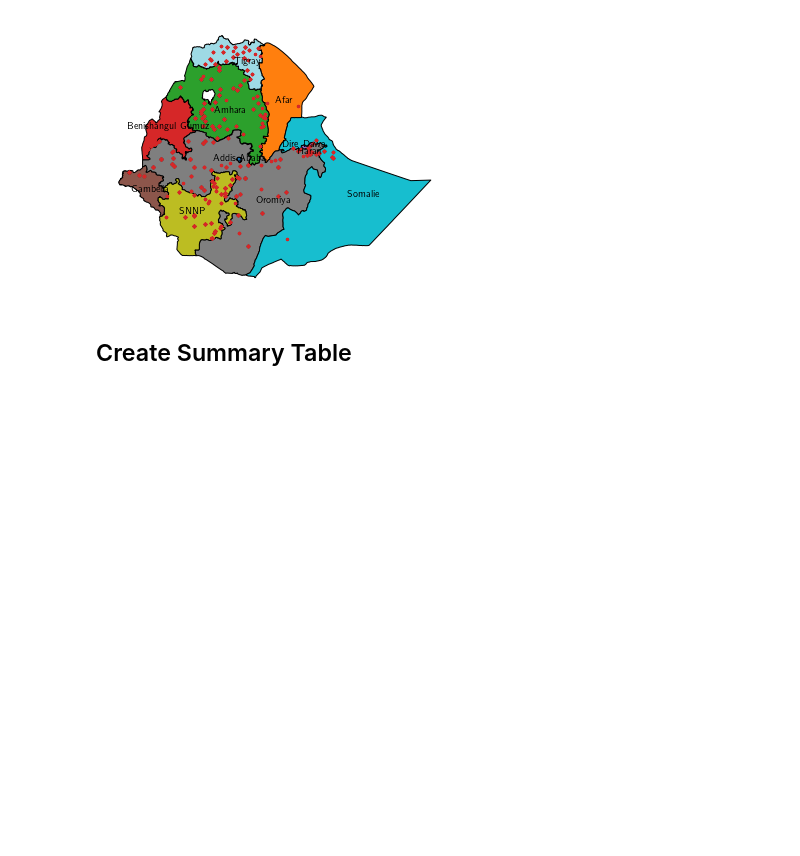
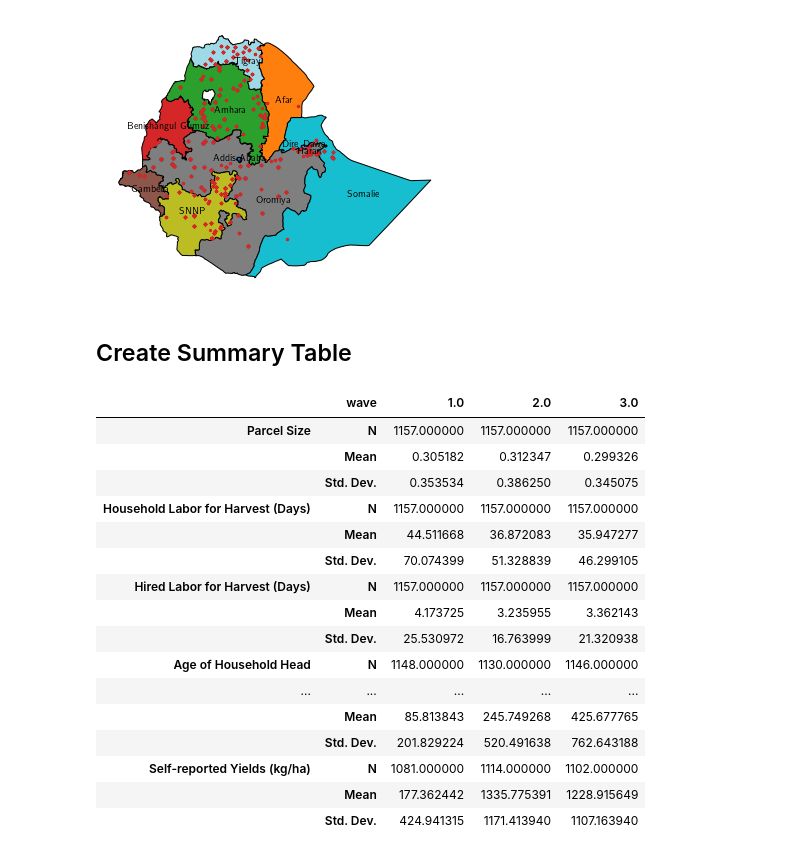
Before and after one commit to amichuda/ethiopia-tech-adoption, a Jupyter notebook: python/summary.ipynb, the cells around one changed output. Drawn from its saved outputs; the diff is of its cells as text; code cells hidden in the pictures; blank space fills up the shorter version.

```diff
--- a/python/summary.ipynb
+++ b/python/summary.ipynb
@@ -4,34 +4,3 @@ import os; os.getcwd()
 import geopandas as gpd
 import matplotlib.pyplot as plt
 import matplotlib as mpl
-# %%
-# Load pandas from zip
-region = (
-    pd.read_stata("/home/lordflaron/Documents/ethiopia-tech-adoption/data/full_panel_old.dta")
-    [['holder_id', 'region']]
-)
-
-df = (
-    pd.read_stata("data/full_panel.dta")
-    .dropna(subset=['YIELD_cropcutdry_tr'])
-    )
-
-
-# Drop if don't show up in all 3 waves
-trajectories = (
-    df
-    .dropna(subset= ['impmaize'])
-    .groupby(['holder_id'])['impmaize']
-    .agg(trajectories = list)
-    .assign(len_traj = lambda df: df['trajectories'].apply(lambda x: len(x)))
-    .query("len_traj == 3")
-    .drop(['len_traj'], axis=1)
-    )
-
-
-
-# Merge back
-balanced_panel_df = df.merge(trajectories, on = ['holder_id'])
-
-
-balanced_panel_df[["LAT_DD_MOD", "LON_DD_MOD"]] = balanced_panel_df.groupby('holder_id')[["LAT_DD_MOD", "LON_DD_MOD"]].transform('mean')
@@ -43,0 +7,6 @@ the string values returned are correct.
+# %%
+# Load pandas from zip
+balanced_panel_df = pd.read_stata("/home/lordflaron/Documents/ethiopia-tech-adoption/data/full_panel_rain_traj.dta")
+
+
+balanced_panel_df[["LAT_DD_MOD", "LON_DD_MOD"]] = balanced_panel_df.groupby('holder_id')[["LAT_DD_MOD", "LON_DD_MOD"]].transform('mean')
@@ -141,4 +107,24 @@ summary_latex = (
 
 with open("results/tables/summary.tex", 'w') as f:
     f.write(add_note(summary_latex, "Parcel size, yield and distance variables winsorized at the 1\% level.", 6))
+# %%
+summary_latex
+# %% [output]
+|  | wave | 1.0 | 2.0 | 3.0 |
+| Parcel Size | N | 1157.000000 | 1157.000000 | 1157.000000 |
+|  | Mean | 0.305182 | 0.312347 | 0.299326 |
+|  | Std. Dev. | 0.353534 | 0.386250 | 0.345075 |
+| Household Labor for Harvest (Days) | N | 1157.000000 | 1157.000000 | 1157.000000 |
+|  | Mean | 44.511668 | 36.872083 | 35.947277 |
+|  | Std. Dev. | 70.074399 | 51.328839 | 46.299105 |
+| Hired Labor for Harvest (Days) | N | 1157.000000 | 1157.000000 | 1157.000000 |
+|  | Mean | 4.173725 | 3.235955 | 3.362143 |
+|  | Std. Dev. | 25.530972 | 16.763999 | 21.320938 |
+| Age of Household Head | N | 1148.000000 | 1130.000000 | 1146.000000 |
+| ... | ... | ... | ... | ... |
+|  | Mean | 85.813843 | 245.749268 | 425.677765 |
+|  | Std. Dev. | 201.829224 | 520.491638 | 762.643188 |
+| Self-reported Yields (kg/ha) | N | 1081.000000 | 1114.000000 | 1102.000000 |
+|  | Mean | 177.362442 | 1335.775391 | 1228.915649 |
+|  | Std. Dev. | 424.941315 | 1171.413940 | 1107.163940 |
 # %%
```
Also changed, not shown: parts of 4 cells of this notebook, 6 other files.
